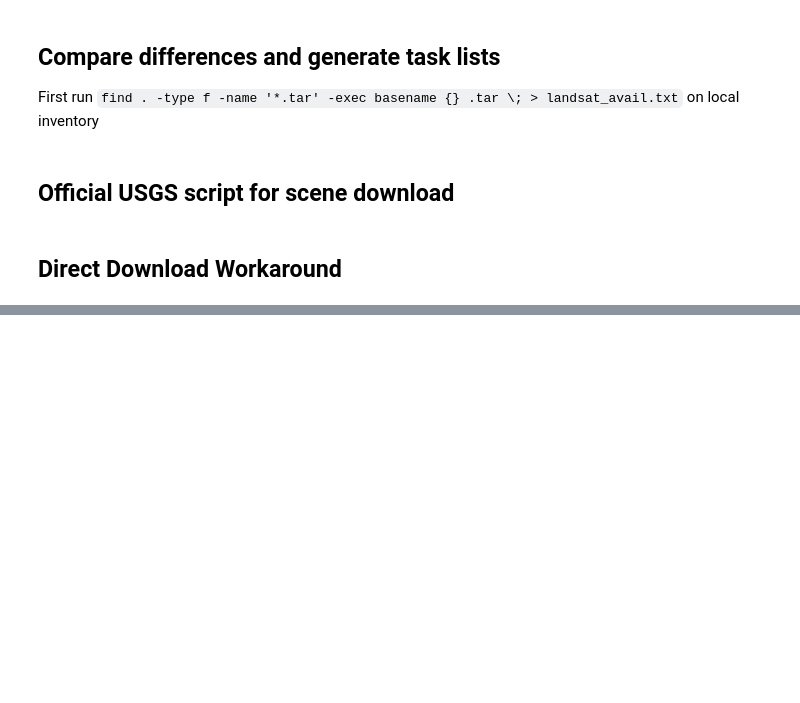
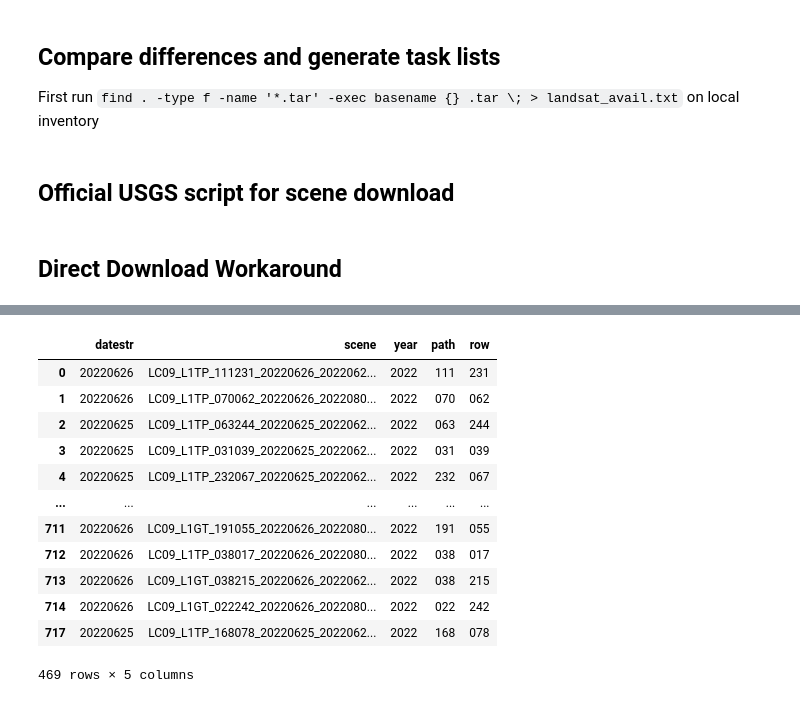
Before and after one commit to easierdata/easier, a Jupyter notebook: code/Pynotebooks/Inventory_check_Landsat.ipynb, the cells around one changed output, grey strips where cells are left out. Drawn from its saved outputs; the diff is of its cells as text; code cells hidden in the pictures; blank space fills up the shorter version.

```diff
--- a/code/Pynotebooks/Inventory_check_Landsat.ipynb
+++ b/code/Pynotebooks/Inventory_check_Landsat.ipynb
@@ -664,0 +671,25 @@ for sid in tqdm.tqdm(missing_files):
+# %%
+cor_list['scene'] = [x.split('/')[3] for x in cor_list.key.tolist()]
+# %%
+cor_scenes = cor_list[['datestr','scene']].drop_duplicates(subset=['scene'])
+# %%
+cor_scenes['year'] = cor_scenes['datestr'].str[:4]
+# %%
+cor_scenes['path'] = [x.split('_')[2][:3] for x in cor_scenes['scene']]
+cor_scenes['row'] = [x.split('_')[2][3:] for x in cor_scenes['scene']]
+# %%
+cor_scenes
+# %% [output]
+|  | datestr | scene | year | path | row |
+| 0 | 20220626 | LC09_L1TP_111231_20220626_2022062... | 2022 | 111 | 231 |
+| 1 | 20220626 | LC09_L1TP_070062_20220626_2022080... | 2022 | 070 | 062 |
+| 2 | 20220625 | LC09_L1TP_063244_20220625_2022062... | 2022 | 063 | 244 |
+| 3 | 20220625 | LC09_L1TP_031039_20220625_2022062... | 2022 | 031 | 039 |
+| 4 | 20220625 | LC09_L1TP_232067_20220625_2022062... | 2022 | 232 | 067 |
+| ... | ... | ... | ... | ... | ... |
+| 711 | 20220626 | LC09_L1GT_191055_20220626_2022080... | 2022 | 191 | 055 |
+| 712 | 20220626 | LC09_L1TP_038017_20220626_2022080... | 2022 | 038 | 017 |
+| 713 | 20220626 | LC09_L1GT_038215_20220626_2022062... | 2022 | 038 | 215 |
+| 714 | 20220626 | LC09_L1GT_022242_20220626_2022080... | 2022 | 022 | 242 |
+| 717 | 20220625 | LC09_L1TP_168078_20220625_2022062... | 2022 | 168 | 078 |
+469 rows × 5 columns
```
Also changed, not shown: parts of 13 cells of this notebook, 11 other files.
